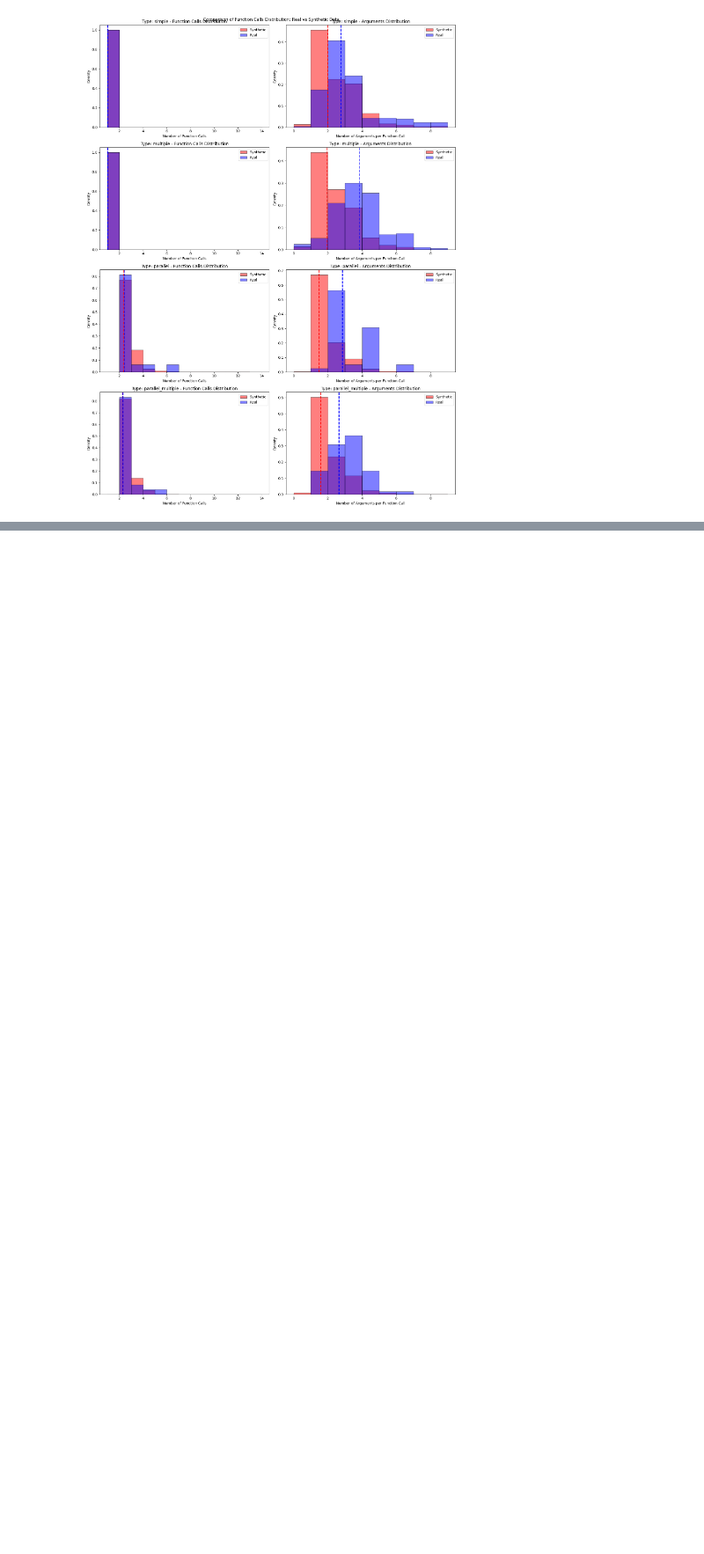
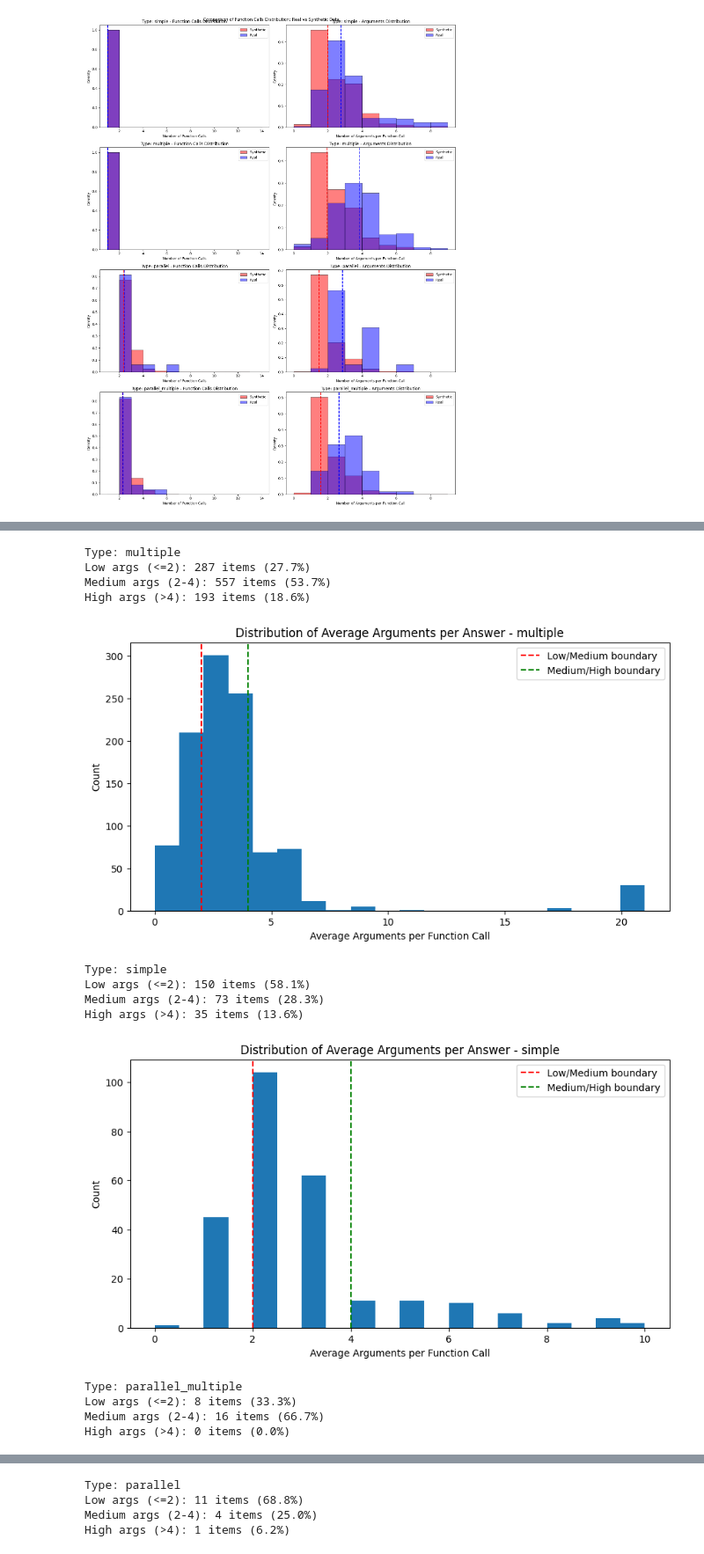
Before and after one commit to ArthurChen189/APIGen-Analysis, a Jupyter notebook: analysis.ipynb, the cells around one changed output, grey strips where cells are left out. Shown at 88% size. Cells and saved outputs as stored; diff of their text form; code cells hidden in the pictures; blank space fills up the shorter version.

```diff
--- a/analysis.ipynb
+++ b/analysis.ipynb
@@ -570,0 +578,58 @@ Real - Mean: 2.64, Median: 3.00
+# %%
+import matplotlib.pyplot as plt
+
+LOWER_BOUND = 2
+UPPER_BOUND = 4
+
+# Function to calculate average arguments per answer
+def get_avg_args_per_answer(item):
+    total_args = 0
+    num_functions = len(item['ground_truth'])
+
+    for answer in item['ground_truth']:
+        func_name = list(answer.keys())[0]
+        total_args += len(answer[func_name])
+
+    return total_args / num_functions
+
+# Calculate statistics for each type
+for type_ in real_data.keys():
+    # Get average args for each item
+    items_with_avg_args = [(item, get_avg_args_per_answer(item))
+                          for item in real_data_answers[type_]]
+
+    # Split into buckets: low (<=2), medium (2-4), high (>4) args
+    low_args = [item for item, avg in items_with_avg_args if avg <= LOWER_BOUND]
+    med_args = [item for item, avg in items_with_avg_args if LOWER_BOUND < avg <= UPPER_BOUND]
+    high_args = [item for item, avg in items_with_avg_args if avg > UPPER_BOUND]
+
+    print(f"\nType: {type_}")
+    print(f"Low args (<={LOWER_BOUND}): {len(low_args)} items ({len(low_args)/len(items_with_avg_args)*100:.1f}%)")
+    print(f"Medium args ({LOWER_BOUND}-{UPPER_BOUND}): {len(med_args)} items ({len(med_args)/len(items_with_avg_args)*100:.1f}%)")
+    print(f"High args (>4): {len(high_args)} items ({len(high_args)/len(items_with_avg_args)*100:.1f}%)")
+
+    # Optional: Plot distribution
+    plt.figure(figsize=(10, 5))
+    plt.hist([avg for _, avg in items_with_avg_args], bins=20)
+    plt.title(f'Distribution of Average Arguments per Answer - {type_}')
+    plt.xlabel('Average Arguments per Function Call')
+    plt.ylabel('Count')
+    plt.axvline(x=2, color='r', linestyle='--', label='Low/Medium boundary')
+    plt.axvline(x=4, color='g', linestyle='--', label='Medium/High boundary')
+    plt.legend()
+    plt.show()
+# %% [output]
+Type: multiple
+Low args (<=2): 287 items (27.7%)
+Medium args (2-4): 557 items (53.7%)
+High args (>4): 193 items (18.6%)
+[figure, added]
+Type: simple
+Low args (<=2): 150 items (58.1%)
+Medium args (2-4): 73 items (28.3%)
+High args (>4): 35 items (13.6%)
+[figure, added]
+Type: parallel_multiple
+Low args (<=2): 8 items (33.3%)
+Medium args (2-4): 16 items (66.7%)
+High args (>4): 0 items (0.0%)
@@ -570,0 +637,4 @@ Real - Mean: 2.64, Median: 3.00
+Type: parallel
+Low args (<=2): 11 items (68.8%)
+Medium args (2-4): 4 items (25.0%)
+High args (>4): 1 items (6.2%)
```
Also changed, not shown: parts of 21 cells of this notebook, 5 other files.
